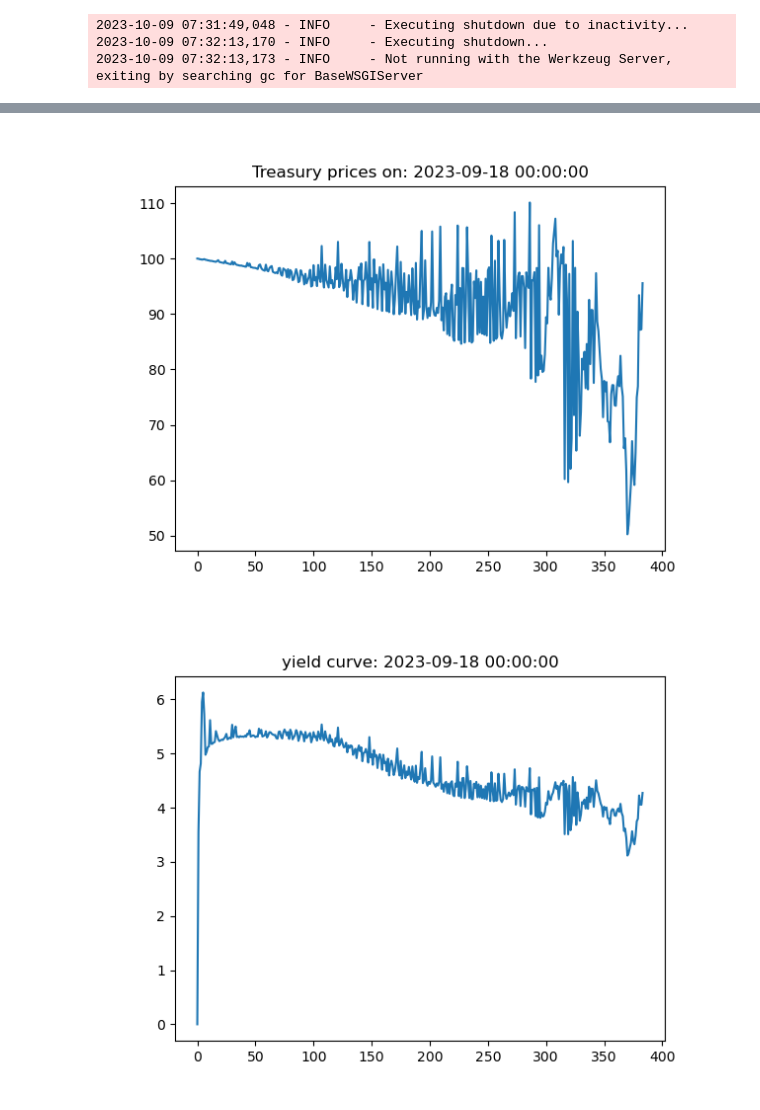
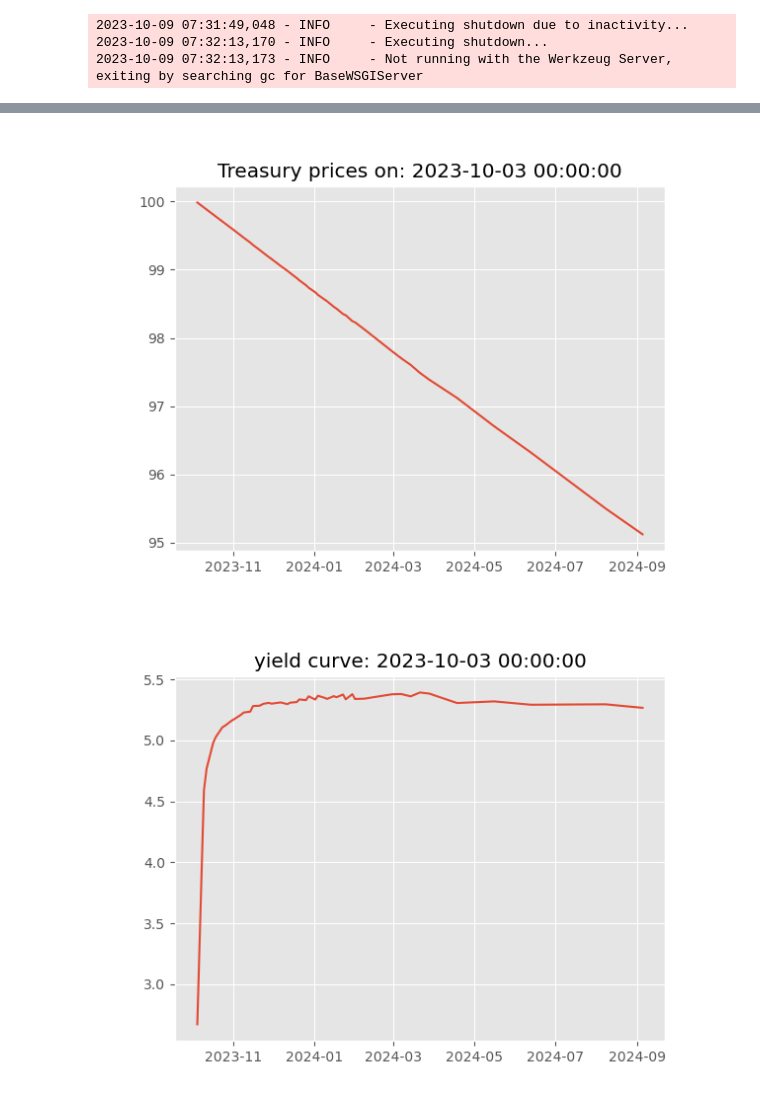
Before and after one commit to mettinger/python, a Jupyter notebook: bonds/treasuries.ipynb, the cells around one changed output, grey strips where cells are left out. Saved outputs shown, nothing was run; the diff lists cells and outputs as text; code cells hidden in the pictures.

```diff
--- a/bonds/treasuries.ipynb
+++ b/bonds/treasuries.ipynb
@@ -123,23 +106,25 @@ plt.show()
 # %%
 year = 2023
-month = 9
-day = 18
+month = 10
+day = 3
 
 thisDate = datetime.datetime(year=year, month=month, day=day)
-thisDayAll = df[(df['date'] == thisDate) & (df['description'] != 'TIPS') &  (df['description'] != 'MARKET BASED FRN')].sort_values('maturity')
+#thisDayAll = df[(df['date'] == thisDate) & (df['description'] != 'TIPS') &  (df['description'] != 'MARKET BASED FRN')].sort_values('maturity')
+#thisDayAll = df[(df['date'] == thisDate) & (df['description'] == 'MARKET BASED BILL')].sort_values('maturity')
+thisDayAll = df[(df['date'] == thisDate) & (df['coupon'] == 0)].sort_values('maturity')
 
 plt.figure()
-plt.plot(thisDayAll['end-of-day-price'].to_numpy())
+plt.plot(thisDayAll['maturity'],thisDayAll['end-of-day-price'].to_numpy())
 plt.title("Treasury prices on: " + str(thisDate))
 plt.show()
 # %% [output]
-[figure, old version]
+[figure, new version]
 # %%
 allYields = [bondPriceToYield(thisDayAll.iloc[i]) for i in range(0,len(thisDayAll))]
 thisDayAll['yield'] = allYields
 plt.figure()
-plt.plot(allYields)
+plt.plot(thisDayAll['maturity'],allYields)
 plt.title("yield curve: " + str(thisDate))
 plt.show()
 # %% [output]
-[figure, old version]
+[figure, new version]
```
Also changed, not shown: parts of 4 cells of this notebook, 7 other files.
